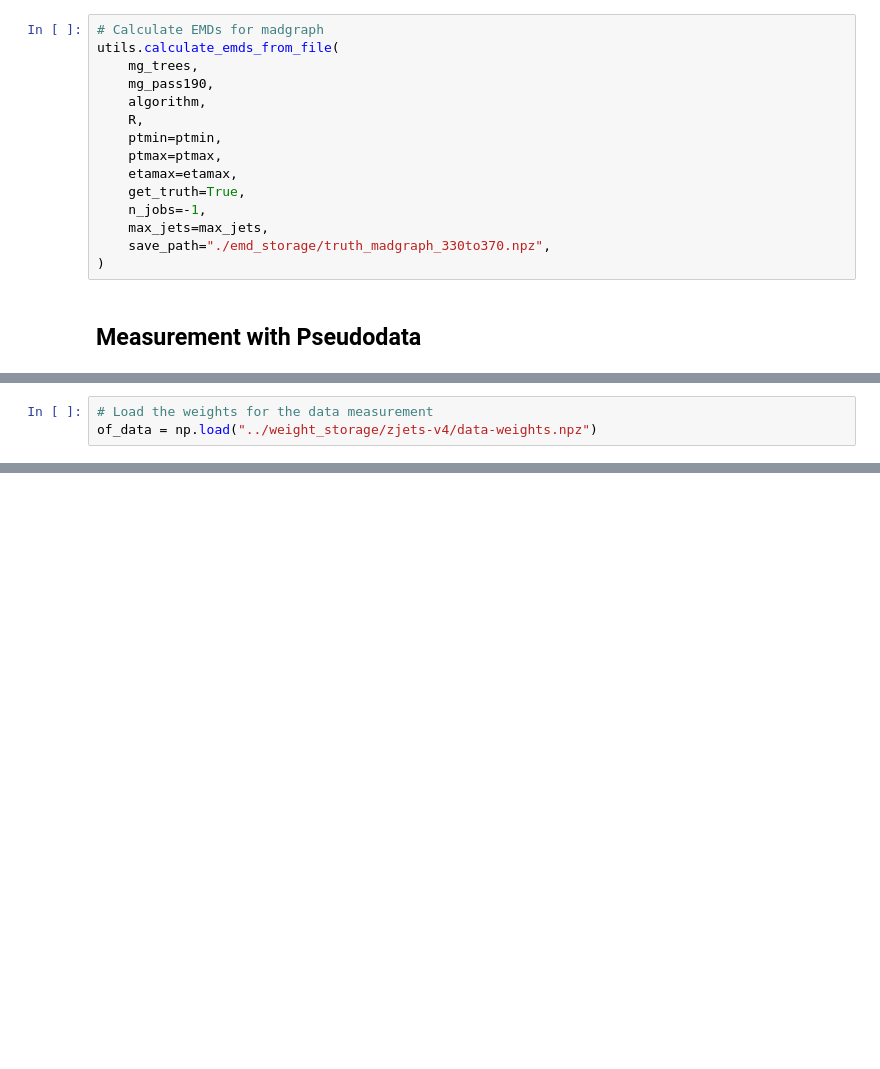
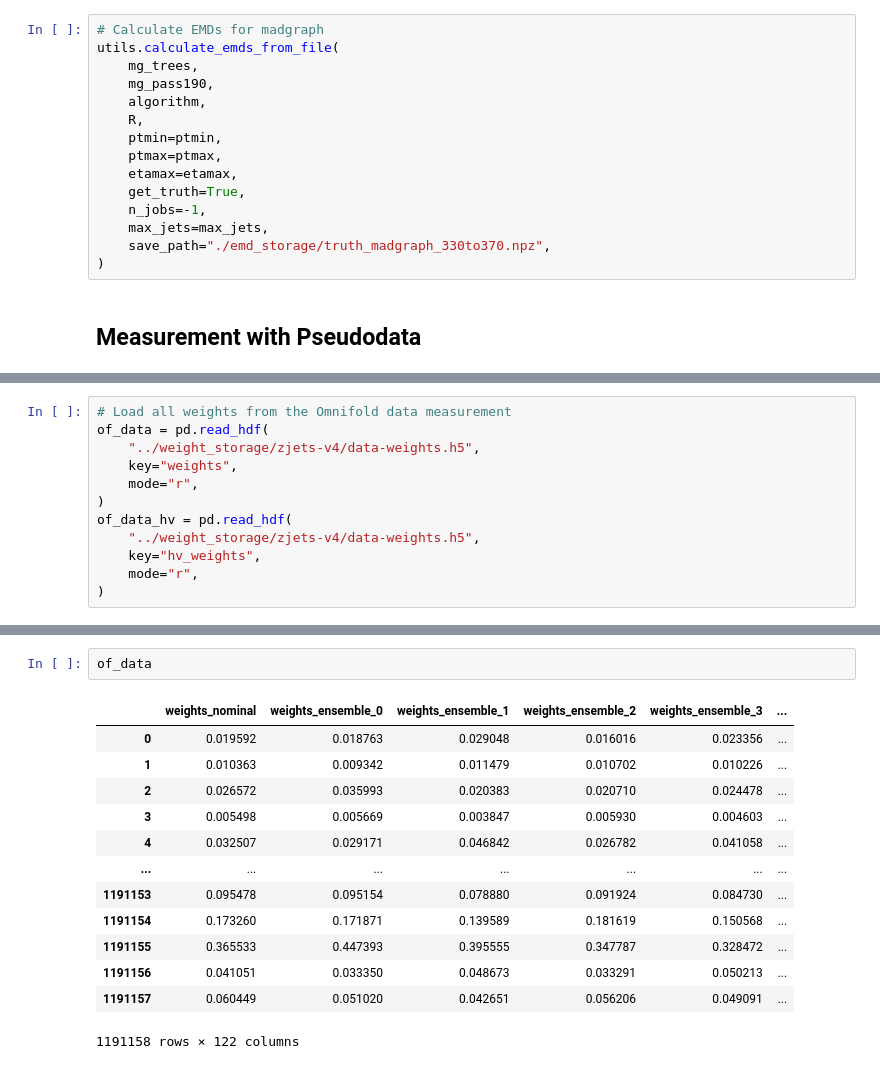
Before and after one commit to kgreif24/zjets_omnifold, a Jupyter notebook: analyze/calc_correlation_dimension.ipynb, the cells around one changed output, grey strips where cells are left out. Drawn from its saved outputs; the diff is of its cells as text; blank space fills up the shorter version.

```diff
--- a/analyze/calc_correlation_dimension.ipynb
+++ b/analyze/calc_correlation_dimension.ipynb
@@ -277,3 +325,12 @@ budget.show()
 # %%
-# Load the weights for the data measurement
-of_data = np.load("../weight_storage/zjets-v4/data-weights.npz")
+# Load all weights from the Omnifold data measurement
+of_data = pd.read_hdf(
+    "../weight_storage/zjets-v4/data-weights.h5",
+    key="weights",
+    mode="r",
+)
+of_data_hv = pd.read_hdf(
+    "../weight_storage/zjets-v4/data-weights.h5",
+    key="hv_weights",
+    mode="r",
+)
@@ -280,2 +355,18 @@ of_data = np.load("../weight_storage/zjets-v4/data-weights.npz")
+# %%
+of_data
+# %% [output]
+|  | weights_nominal | weights_ensemble_0 | weights_ensemble_1 | weights_ensemble_2 | weights_ensemble_3 | ... |
+| 0 | 0.019592 | 0.018763 | 0.029048 | 0.016016 | 0.023356 | ... |
+| 1 | 0.010363 | 0.009342 | 0.011479 | 0.010702 | 0.010226 | ... |
+| 2 | 0.026572 | 0.035993 | 0.020383 | 0.020710 | 0.024478 | ... |
+| 3 | 0.005498 | 0.005669 | 0.003847 | 0.005930 | 0.004603 | ... |
+| 4 | 0.032507 | 0.029171 | 0.046842 | 0.026782 | 0.041058 | ... |
+| ... | ... | ... | ... | ... | ... | ... |
+| 1191153 | 0.095478 | 0.095154 | 0.078880 | 0.091924 | 0.084730 | ... |
+| 1191154 | 0.173260 | 0.171871 | 0.139589 | 0.181619 | 0.150568 | ... |
+| 1191155 | 0.365533 | 0.447393 | 0.395555 | 0.347787 | 0.328472 | ... |
+| 1191156 | 0.041051 | 0.033350 | 0.048673 | 0.033291 | 0.050213 | ... |
+| 1191157 | 0.060449 | 0.051020 | 0.042651 | 0.056206 | 0.049091 | ... |
+1191158 rows × 122 columns
 # %%
 # Create dictionary describing all of the histograms needed for the data measurement
```
Also changed, not shown: parts of 20 cells of this notebook, 4 other files.
